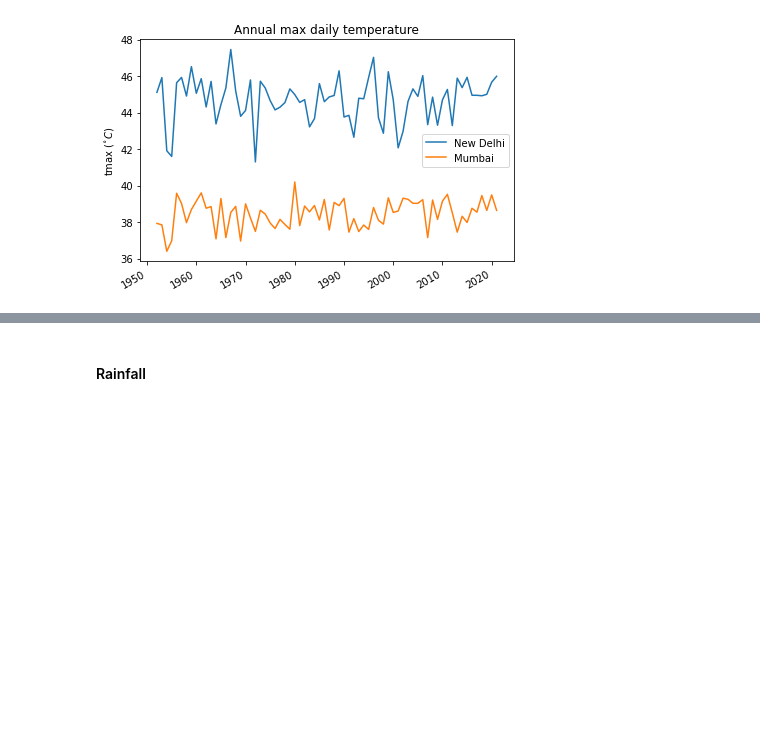
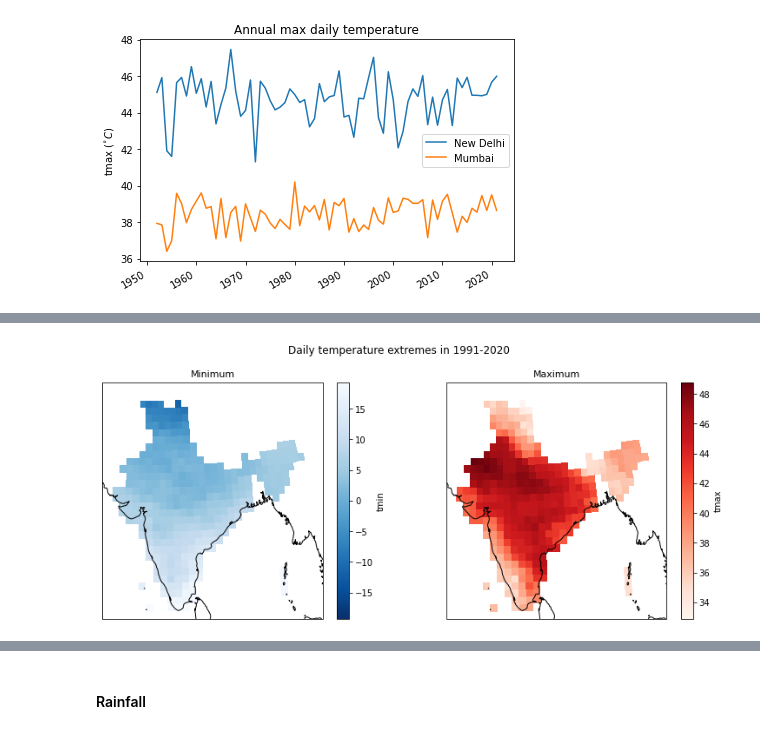
Before and after one commit to vidurmithal/imd_data, a Jupyter notebook: notebooks/explore_data.ipynb, the cells around one changed output, grey strips where cells are left out. Saved outputs shown, nothing was run; the diff lists cells and outputs as text; code cells hidden in the pictures; blank space fills up the shorter version.

```diff
--- a/notebooks/explore_data.ipynb
+++ b/notebooks/explore_data.ipynb
@@ -13,6 +13,7 @@ warnings.simplefilter('ignore')
 #### Temperature
 # %%
 tmax = xr.open_mfdataset('../data/tmax/netcdf/*.nc')
+tmin = xr.open_mfdataset('../data/tmin/netcdf/*.nc')
 # %%
 fig, ax = plt.subplots(1,1)
 
@@ -44,0 +60,24 @@ plt.tight_layout()
+# %%
+fig, ax = plt.subplots(1,2, figsize=(13,5), gridspec_kw={'hspace':0.1, 'width_ratios': [2,2]}, subplot_kw={'projection':ccrs.Orthographic(central_longitude=73, central_latitude=21)})
+
+a = (tmax['tmax'].sel(time=pd.date_range('1991-01-01', '2020-01-01'))
+     .max('time').plot(ax=ax[1], cmap='Reds', transform=ccrs.PlateCarree())
+    )
+b = (tmin['tmin'].sel(time=pd.date_range('1991-01-01', '2020-01-01'))
+     .min('time').plot(ax=ax[0], cmap='Blues_r', transform=ccrs.PlateCarree())
+    )
+
+
+ax[0].set_title('Minimum', fontsize=11)
+ax[1].set_title('Maximum', fontsize=11)
+
+ax[0].coastlines()
+ax[1].coastlines()
+
+plt.suptitle('Daily temperature extremes in 1991-2020', y=1)
+# ax.add_feature(cp.feature.BORDERS)
+# plt.tight_layout()
+
+plt.savefig('../tmin_tmax_map.png', dpi=300, facecolor='white')
+# %% [output]
+[figure, added]
```
Also changed, not shown: parts of 15 cells of this notebook.
